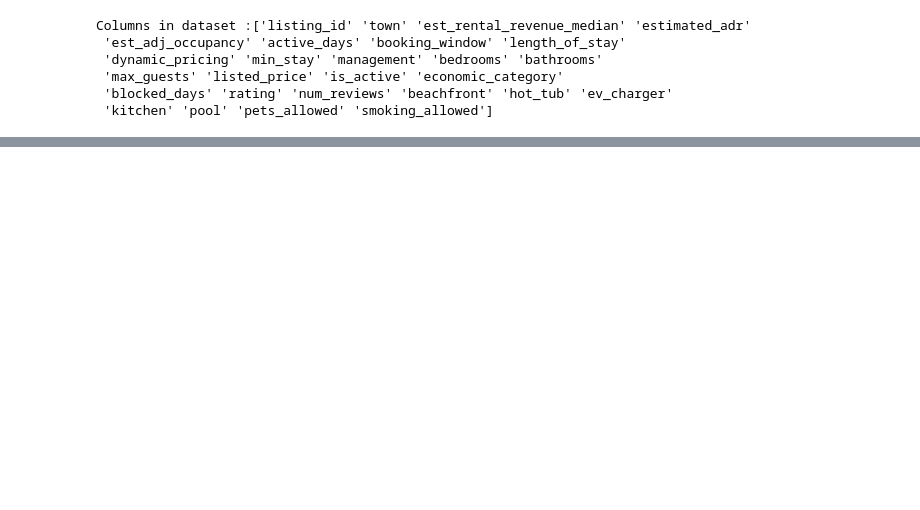
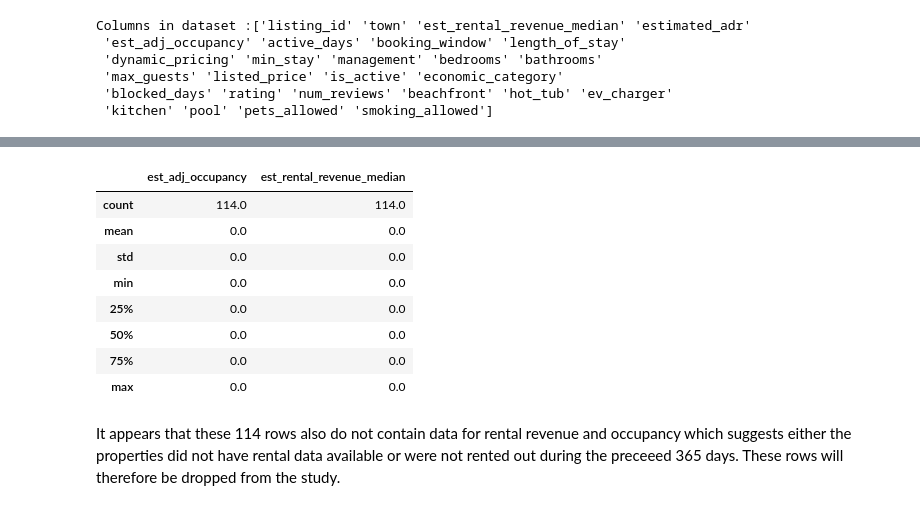
Before and after one commit to AvChilds/serviced_accommodation_ML_project, a Jupyter notebook: masters_assignment_1.ipynb, the cells around one changed output, grey strips where cells are left out. Saved outputs shown, nothing was run; the diff lists cells and outputs as text; code cells hidden in the pictures; blank space fills up the shorter version.

```diff
--- a/masters_assignment_1.ipynb
+++ b/masters_assignment_1.ipynb
@@ -158,0 +220,14 @@ y = ['estim']
+# %%
+data[mask][['est_adj_occupancy', 'est_rental_revenue_median']].describe()
+# %% [output]
+|  | est_adj_occupancy | est_rental_revenue_median |
+| count | 114.0 | 114.0 |
+| mean | 0.0 | 0.0 |
+| std | 0.0 | 0.0 |
+| min | 0.0 | 0.0 |
+| 25% | 0.0 | 0.0 |
+| 50% | 0.0 | 0.0 |
+| 75% | 0.0 | 0.0 |
+| max | 0.0 | 0.0 |
+# %% [markdown]
+It appears that these 114 rows also do not contain data for rental revenue and occupancy which suggests either the properties did not have rental data available or were not rented out during the preceeed 365 days. These rows will therefore be dropped from the study.
```
Also changed, not shown: parts of 13 cells of this notebook.
